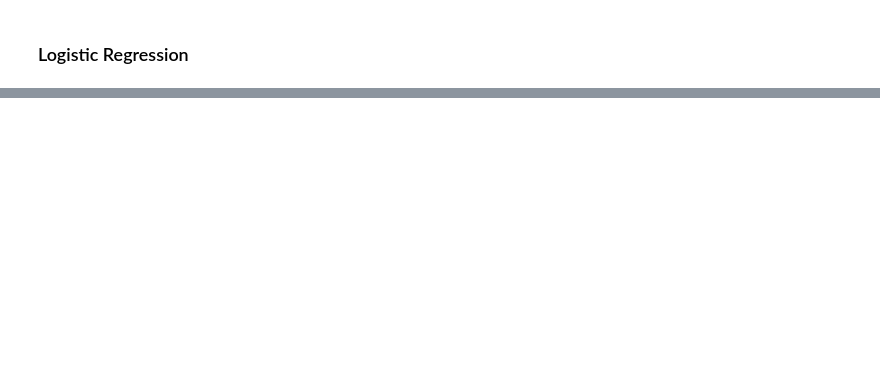
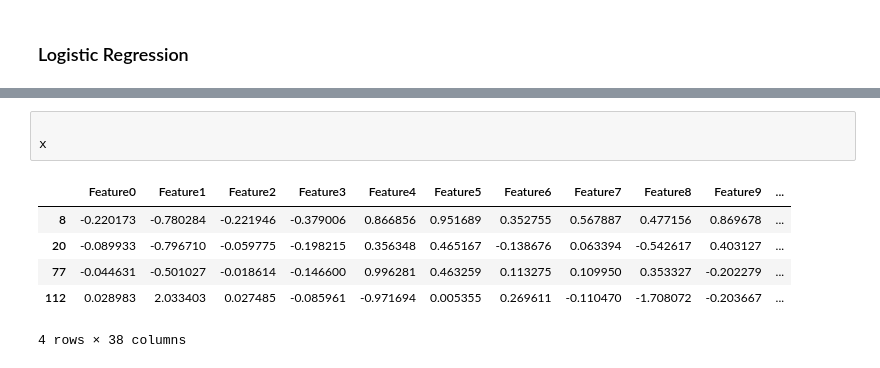
Before and after one commit to FabriceBeaumont/MachineLearning, a Jupyter notebook: pytorch/PyTorchTutorial.ipynb, the cells around one changed output, grey strips where cells are left out. Drawn from its saved outputs; the diff is of its cells as text; blank space fills up the shorter version.

```diff
--- a/pytorch/PyTorchTutorial.ipynb
+++ b/pytorch/PyTorchTutorial.ipynb
@@ -686,0 +787,10 @@ for epoch in range(1, num_epochs + 1):
+# %%
+
+x
+# %% [output]
+|  | Feature0 | Feature1 | Feature2 | Feature3 | Feature4 | Feature5 | Feature6 | Feature7 | Feature8 | Feature9 | ... |
+| 8 | -0.220173 | -0.780284 | -0.221946 | -0.379006 | 0.866856 | 0.951689 | 0.352755 | 0.567887 | 0.477156 | 0.869678 | ... |
+| 20 | -0.089933 | -0.796710 | -0.059775 | -0.198215 | 0.356348 | 0.465167 | -0.138676 | 0.063394 | -0.542617 | 0.403127 | ... |
+| 77 | -0.044631 | -0.501027 | -0.018614 | -0.146600 | 0.996281 | 0.463259 | 0.113275 | 0.109950 | 0.353327 | -0.202279 | ... |
+| 112 | 0.028983 | 2.033403 | 0.027485 | -0.085961 | -0.971694 | 0.005355 | 0.269611 | -0.110470 | -1.708072 | -0.203667 | ... |
+4 rows × 38 columns
```
Also changed, not shown: parts of 51 cells of this notebook.
